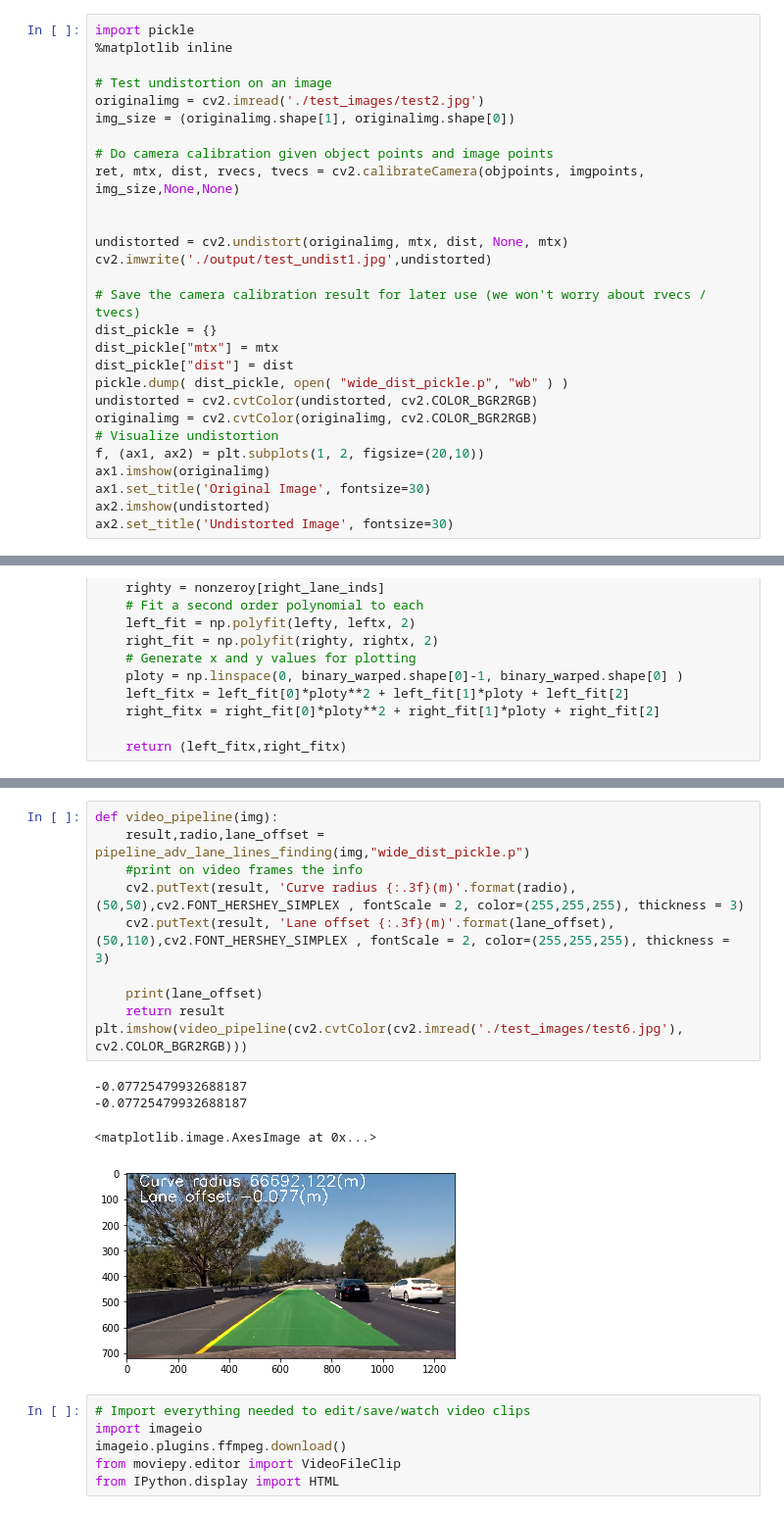
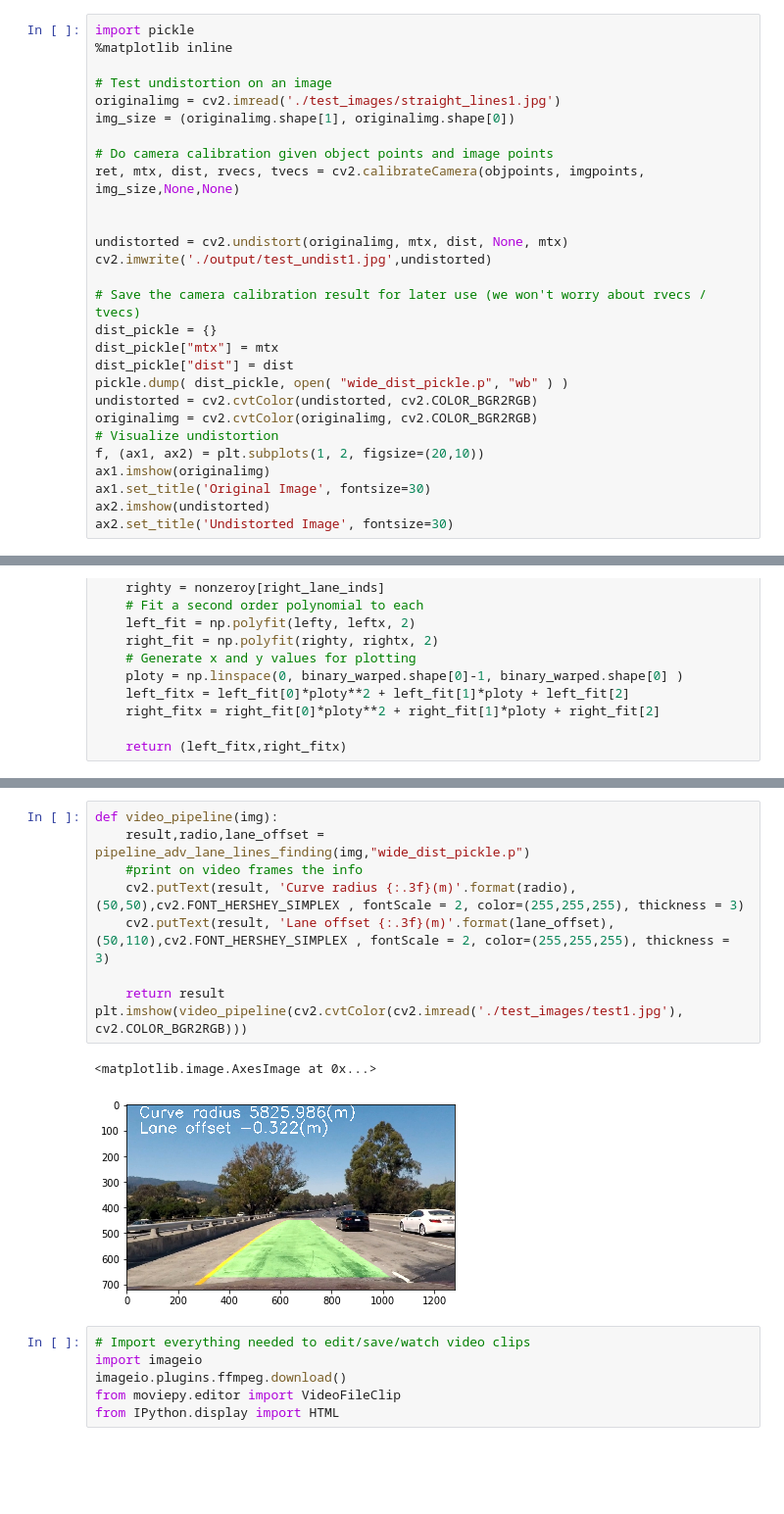
Before and after one commit to david-sterling/CarND-Advanced-Lane-Lines, a Jupyter notebook: Advanced_lane_lines_code.ipynb, the cells around one changed output, grey strips where cells are left out. Shown at 98% size. Drawn from its saved outputs; the diff is of its cells as text; blank space fills up the shorter version.

```diff
--- a/Advanced_lane_lines_code.ipynb
+++ b/Advanced_lane_lines_code.ipynb
@@ -43,7 +43,7 @@ import pickle
 %matplotlib inline
 
 # Test undistortion on an image
-originalimg = cv2.imread('./test_images/test2.jpg')
+originalimg = cv2.imread('./test_images/straight_lines1.jpg')
 img_size = (originalimg.shape[1], originalimg.shape[0])
 
 # Do camera calibration given object points and image points
@@ -426,18 +423,15 @@ def pipeline_adv_lane_lines_finding (img, calibration_data_file):
 # %%
 def video_pipeline(img):
     result,radio,lane_offset = pipeline_adv_lane_lines_finding(img,"wide_dist_pickle.p")
     #print on video frames the info
     cv2.putText(result, 'Curve radius {:.3f}(m)'.format(radio), (50,50),cv2.FONT_HERSHEY_SIMPLEX , fontScale = 2, color=(255,255,255), thickness = 3)
     cv2.putText(result, 'Lane offset {:.3f}(m)'.format(lane_offset), (50,110),cv2.FONT_HERSHEY_SIMPLEX , fontScale = 2, color=(255,255,255), thickness = 3)
 
-    print(lane_offset)
     return result
-plt.imshow(video_pipeline(cv2.cvtColor(cv2.imread('./test_images/test6.jpg'), cv2.COLOR_BGR2RGB)))
+plt.imshow(video_pipeline(cv2.cvtColor(cv2.imread('./test_images/test1.jpg'), cv2.COLOR_BGR2RGB)))
 # %% [output]
--0.07725479932688187
--0.07725479932688187
+<matplotlib.image.AxesImage at 0x...>
-<matplotlib.image.AxesImage at 0x...>
-[figure, old version]
+[figure, new version]
 # %%
 # Import everything needed to edit/save/watch video clips
 import imageio
```
Also changed, not shown: parts of 10 cells of this notebook, 4 other files.
